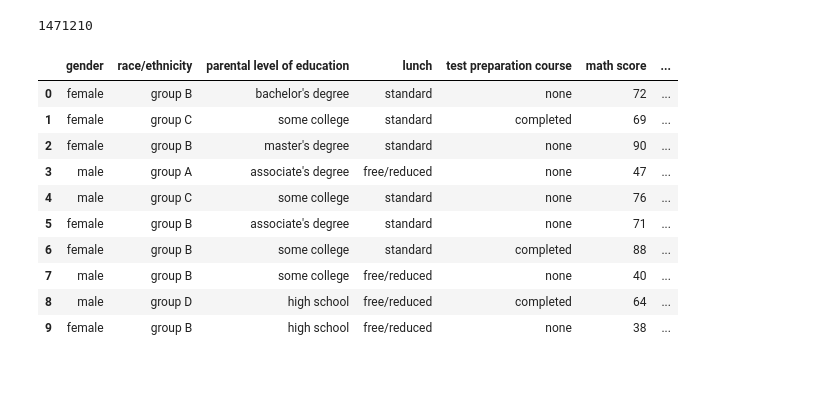
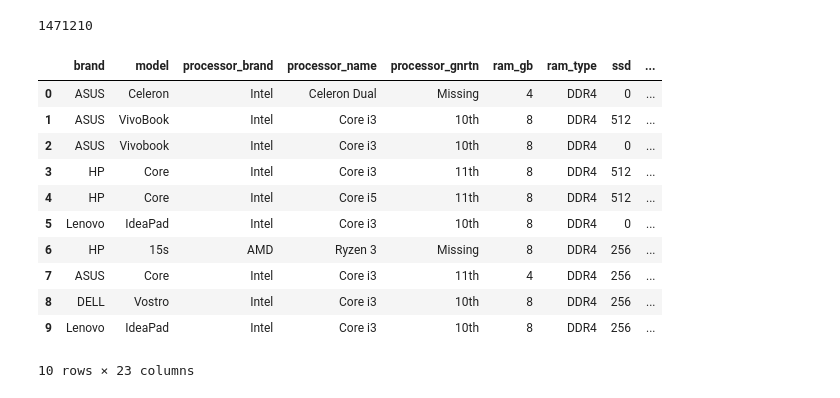
Before and after one commit to shashank1391/UCDPA_Shashankgupta, a Jupyter notebook: Project_shashank.ipynb, the cells around one changed output. Cells and saved outputs as stored; diff of their text form; code cells hidden in the pictures.

Commit message:
Upto Grouping

```diff
--- a/Project_shashank.ipynb
+++ b/Project_shashank.ipynb
@@ -100,18 +100,19 @@ covid.loc['Ireland']['Total Cases']
 # %% [output]
 1471210
 # %%
-student = pd.read_csv('StudentPerformance.csv') #grouping by gender and race/ethnicity of studnet for max math score
+Laptop = pd.read_csv('Cleaned_Laptop_data.csv') #grouping by brand and processor_brand of Laptop for max latest_price
 # %%
-student.head(10)
+Laptop.head(10)
 # %% [output]
-|  | gender | race/ethnicity | parental level of education | lunch | test preparation course | math score | ... |
-| 0 | female | group B | bachelor's degree | standard | none | 72 | ... |
-| 1 | female | group C | some college | standard | completed | 69 | ... |
-| 2 | female | group B | master's degree | standard | none | 90 | ... |
-| 3 | male | group A | associate's degree | free/reduced | none | 47 | ... |
-| 4 | male | group C | some college | standard | none | 76 | ... |
-| 5 | female | group B | associate's degree | standard | none | 71 | ... |
-| 6 | female | group B | some college | standard | completed | 88 | ... |
-| 7 | male | group B | some college | free/reduced | none | 40 | ... |
-| 8 | male | group D | high school | free/reduced | completed | 64 | ... |
-| 9 | female | group B | high school | free/reduced | none | 38 | ... |
+|  | brand | model | processor_brand | processor_name | processor_gnrtn | ram_gb | ram_type | ssd | ... |
+| 0 | ASUS | Celeron | Intel | Celeron Dual | Missing | 4 | DDR4 | 0 | ... |
+| 1 | ASUS | VivoBook | Intel | Core i3 | 10th | 8 | DDR4 | 512 | ... |
+| 2 | ASUS | Vivobook | Intel | Core i3 | 10th | 8 | DDR4 | 0 | ... |
+| 3 | HP | Core | Intel | Core i3 | 11th | 8 | DDR4 | 512 | ... |
+| 4 | HP | Core | Intel | Core i5 | 11th | 8 | DDR4 | 512 | ... |
+| 5 | Lenovo | IdeaPad | Intel | Core i3 | 10th | 8 | DDR4 | 0 | ... |
+| 6 | HP | 15s | AMD | Ryzen 3 | Missing | 8 | DDR4 | 256 | ... |
+| 7 | ASUS | Core | Intel | Core i3 | 11th | 4 | DDR4 | 256 | ... |
+| 8 | DELL | Vostro | Intel | Core i3 | 10th | 8 | DDR4 | 256 | ... |
+| 9 | Lenovo | IdeaPad | Intel | Core i3 | 10th | 8 | DDR4 | 256 | ... |
+10 rows × 23 columns
```
Also changed, not shown: parts of 3 cells of this notebook, 1 other file.
